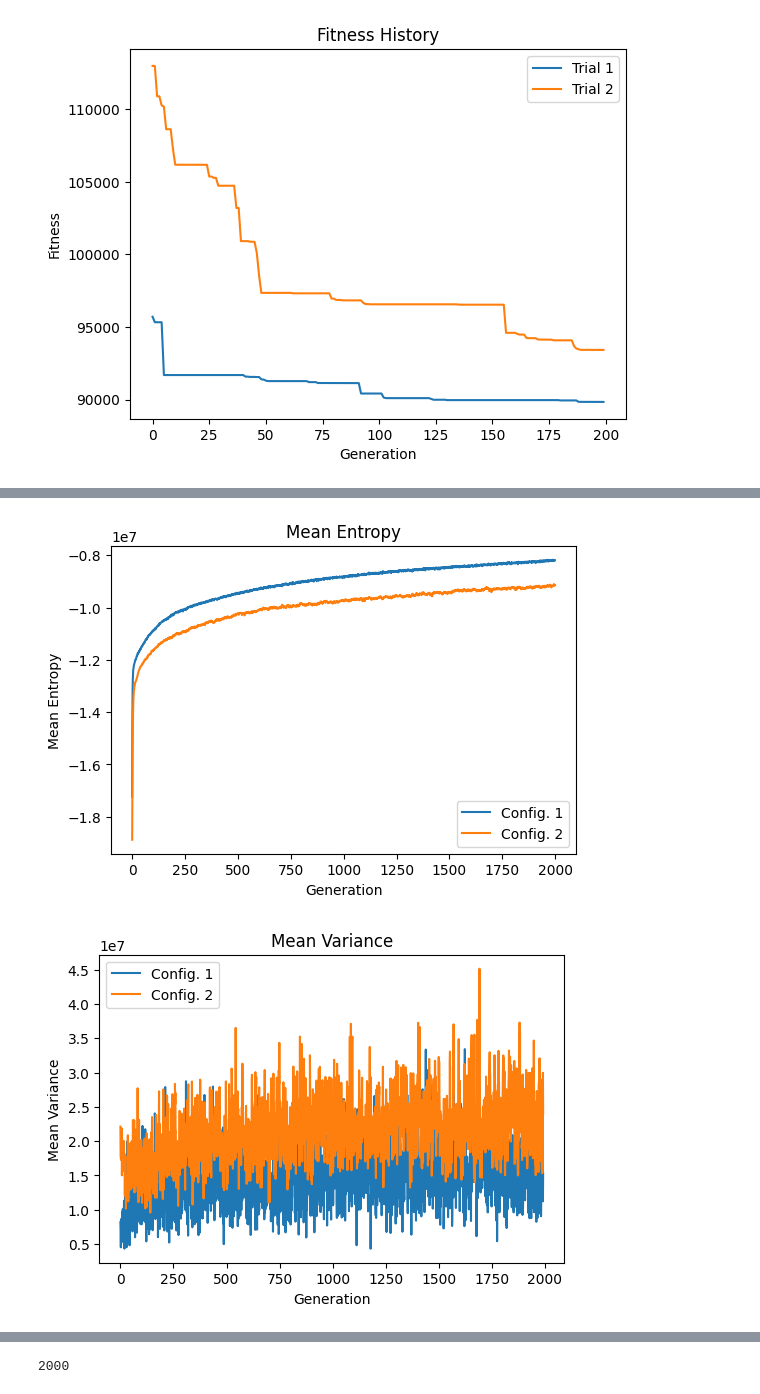
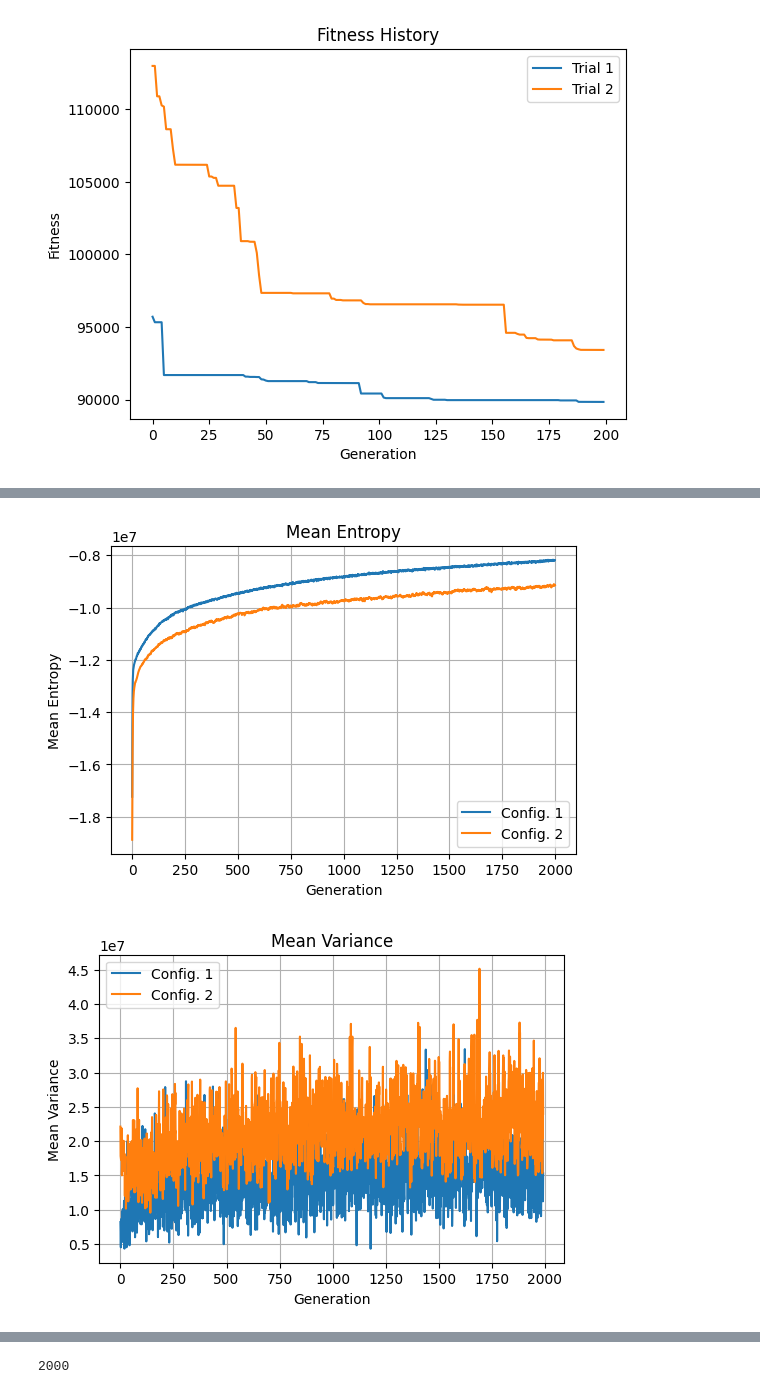
Before and after one commit to skynible/CIFO-Project, a Jupyter notebook: plots.ipynb, the cells around one changed output, grey strips where cells are left out. Cells and saved outputs as stored; diff of their text form; code cells hidden in the pictures.

```diff
--- a/plots.ipynb
+++ b/plots.ipynb
@@ -153,4 +192,5 @@ def compare_configs(metric, parameter, *configs, title='Fitness History', error_
     plt.xlabel('Generation')
     plt.ylabel(f'{metric.capitalize()} {parameter}')
     plt.legend()
+    plt.grid(True)
     plt.show()
@@ -172,9 +219,7 @@ compare_configs('mean', 'Fitness', *tuple(best_indivs), error_bar_step=500, titl
 # %%
 # other tests
-
-compare_configs('mean', 'Entropy', *tuple(best_entropy), error_bar_step=0, title='Mean Entropy')
 compare_configs('mean', 'Variance', *tuple(best_variance), error_bar_step=0, title='Mean Variance', skip_gen=7)
 # %% [output]
-[figure, old version]
+[figure, new version]
-[figure, old version]
+[figure, new version]
 # %% [markdown]
```
Also changed, not shown: parts of 10 cells of this notebook.
